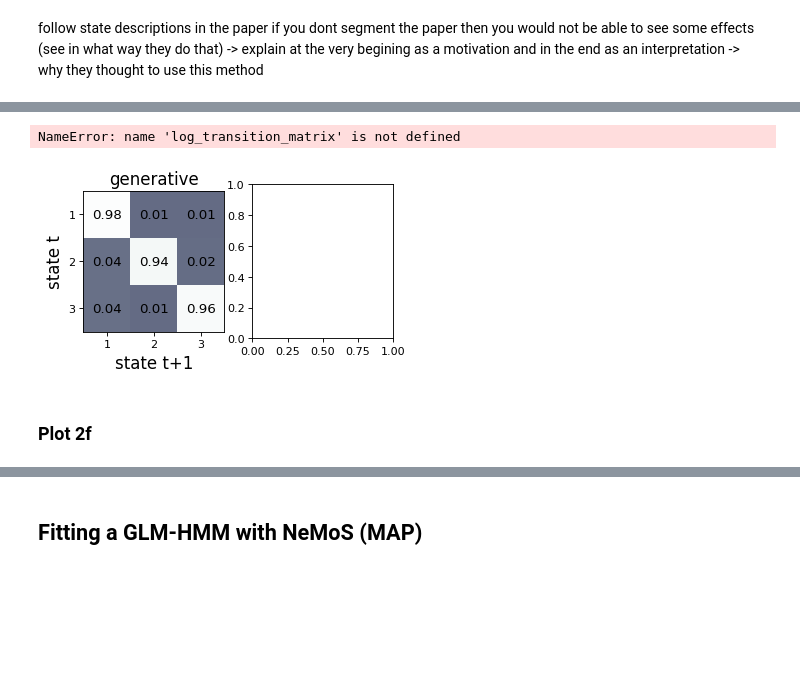
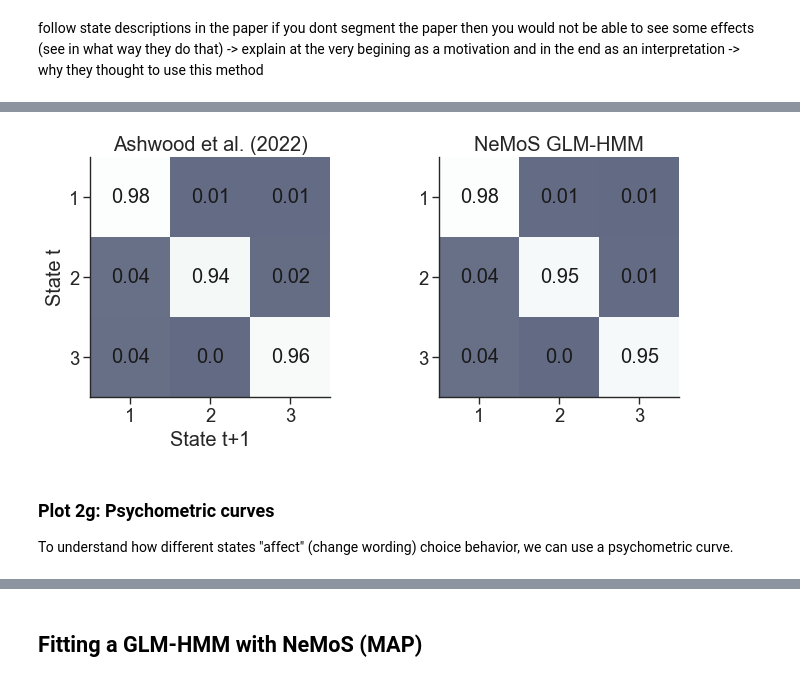
Before and after one commit to camila-maura/glm_hmm_notebook, a Jupyter notebook: scripts/01_ashwood_replication.ipynb, the cells around one changed output, grey strips where cells are left out. Cells and saved outputs as stored; diff of their text form; code cells hidden in the pictures; blank space fills up the shorter version.

Commit message:
all figures, original ashwood initialization. last v with ashwood + nemos figures

```diff
--- a/scripts/01_ashwood_replication.ipynb
+++ b/scripts/01_ashwood_replication.ipynb
@@ -33,12 +29,16 @@ import matplotlib.pyplot as plt
 import numpy as np
 import nemos as nmo
 import pynapple as nap
-
+import seaborn as sns
 from notebook_utils import *
 
 seed = 0  # Random seed for reproducibility
 np.random.seed(seed)
 jax.config.update("jax_enable_x64", True)
+
+# Parameters for plotting
+custom_params = {"axes.spines.right": False, "axes.spines.top": False}
+sns.set_theme(style="ticks", palette="colorblind", font_scale=1.5, rc=custom_params)#, context="notebook")
 # %% [markdown]
 ## Download and preprocessing of data
 Normally, when importing an IBL dataset, you should follow this process:
@@ -146,0 +197,12 @@ First you need to initialize the object. The only obligatory thing you have to d
+# %%
+## Inits from ashwood - these should be downloaded at the beginning of the notebook
+b = np.load('best_global_params/best_params_K_3.npz', allow_pickle=True)
+initial_prob_ashwood = np.exp(b["arr_0"][0]).squeeze(0)
+transition_prob_ashwood = np.exp(b["arr_0"][1]).squeeze(0)
+glm_weights_ashwood = np.asarray(-b["arr_0"][2])[:,:,:3].T.squeeze(1)
+intercept_ashwood = np.asarray(-b["arr_0"][2])[:,:,3].T.squeeze(0)
+
+initial_prob_initial_guess_mouse = initial_prob_ashwood
+transition_prob_initial_guess_mouse = transition_prob_ashwood
+projection_weights_initial_guess_mouse = glm_weights_ashwood
+intercept_initial_guess_mouse = intercept_ashwood
@@ -179,5 +275,3 @@ By default, the initialization algorithm for EM is the following[:]. However, yo
 # %% [markdown]
 ! admonition on how to choose a good initialization of parameters
 Probably point them to the other notebook
-# %%
-model.fit(X_mouse, choices_mouse)
@@ -306,36 +413,40 @@ Pending
 # %%
-fig = plt.figure(figsize=(5, 2.5), dpi=80, facecolor='w', edgecolor='k')
+n_decimals = 2
+
+fig = plt.figure(figsize=(8, 3), dpi=80, facecolor='w', edgecolor='k')
 plt.subplot(1, 2, 1)
 gen_trans_mat = true_transition_prob_mouse
 plt.imshow(gen_trans_mat, vmin=-0.8, vmax=1, cmap='bone')
 for i in range(gen_trans_mat.shape[0]):
     for j in range(gen_trans_mat.shape[1]):
-        text = plt.text(j, i, str(np.around(gen_trans_mat[i, j], decimals=2)), ha="center", va="center",
-                        color="k", fontsize=12)
+        text = plt.text(j, i, str(np.around(gen_trans_mat[i, j], decimals=n_decimals)), ha="center", va="center",
+                        color="k")
 plt.xlim(-0.5, n_states - 0.5)
-plt.xticks(range(0, n_states), ('1', '2', '3'), fontsize=10)
-plt.yticks(range(0, n_states), ('1', '2', '3'), fontsize=10)
+plt.xticks(range(0, n_states), ('1', '2', '3'))
+plt.yticks(range(0, n_states), ('1', '2', '3'))
 plt.ylim(n_states - 0.5, -0.5)
-plt.ylabel("state t", fontsize = 15)
-plt.xlabel("state t+1", fontsize = 15)
-plt.title("generative", fontsize = 15)
+plt.ylabel("State t",)
+plt.xlabel("State t+1")
+plt.title("Ashwood et al. (2022)")
 
 
 plt.subplot(1, 2, 2)
-recovered_trans_mat = np.exp(log_transition_matrix)
+recovered_trans_mat = model.transition_prob_
 plt.imshow(recovered_trans_mat, vmin=-0.8, vmax=1, cmap='bone')
+
+
 for i in range(recovered_trans_mat.shape[0]):
     for j in range(recovered_trans_mat.shape[1]):
-        text = plt.text(j, i, str(np.around(recovered_trans_mat[i, j], decimals=2)), ha="center", va="center",
-                        color="k", fontsize=12)
+        text = plt.text(j, i, str(np.around(recovered_trans_mat[i, j], decimals=n_decimals))[:n_decimals+2], ha="center", va="center",
+                        color="k")
 plt.xlim(-0.5, n_states - 0.5)
-plt.xticks(range(0, n_states), ('1', '2', '3'), fontsize=10)
-plt.yticks(range(0, n_states), ('1', '2', '3'), fontsize=10)
+plt.xticks(range(0, n_states), ('1', '2', '3'))
+plt.yticks(range(0, n_states), ('1', '2', '3'))
 plt.ylim(n_states - 0.5, -0.5)
-plt.title("recovered", fontsize = 15)
+plt.title("NeMoS GLM-HMM")
 plt.subplots_adjust(0, 0, 1, 1)
 # %% [output]
-NameError: name 'log_transition_matrix' is not defined
-[figure, old version]
+[figure, new version]
 # %% [markdown]
-### Plot 2f
+### Plot 2g: Psychometric curves
+To understand how different states "affect" (change wording) choice behavior, we can use a psychometric curve.
```
Also changed, not shown: parts of 33 cells of this notebook, 4 other files.
